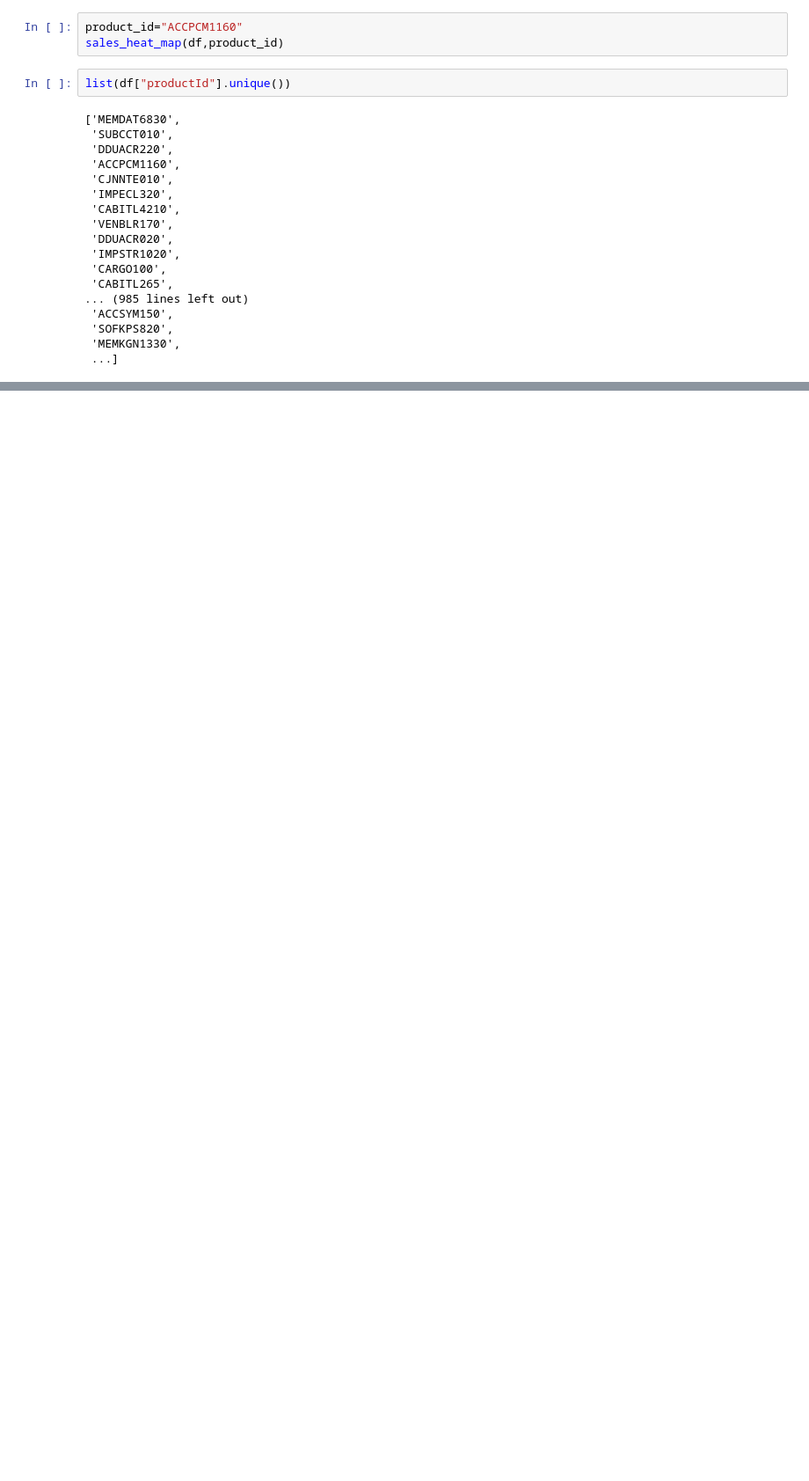
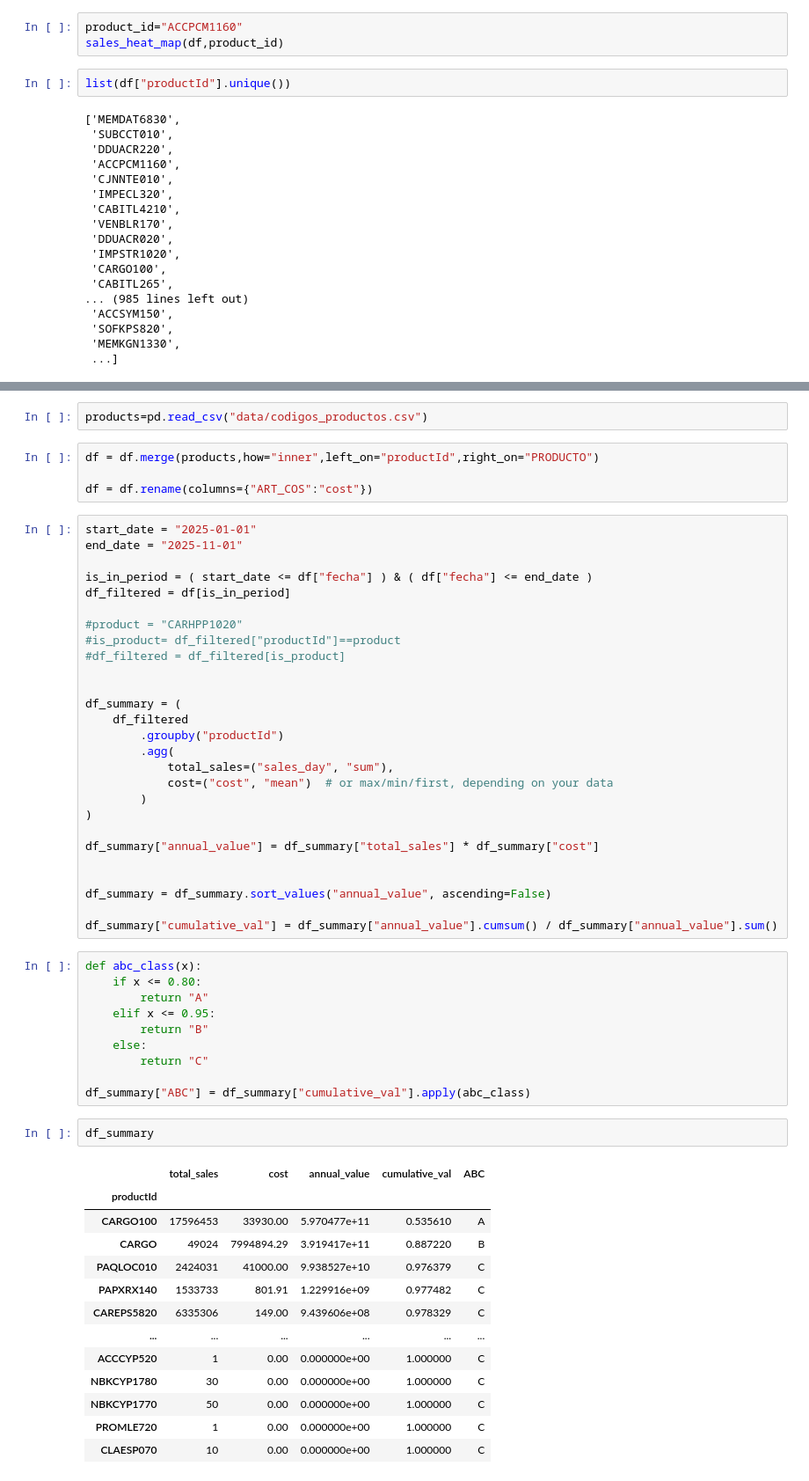
Before and after one commit to fdcir3tt/ct_dashboard, a Jupyter notebook: mock_up.ipynb, the cells around one changed output, grey strips where cells are left out. Shown at 88% size. Cells and saved outputs as stored; diff of their text form; blank space fills up the shorter version.

```diff
--- a/mock_up.ipynb
+++ b/mock_up.ipynb
@@ -803,0 +1047,59 @@ list(df["productId"].unique())
+# %%
+products=pd.read_csv("data/codigos_productos.csv")
+# %%
+df = df.merge(products,how="inner",left_on="productId",right_on="PRODUCTO")
+
+df = df.rename(columns={"ART_COS":"cost"})
+# %%
+start_date = "2025-01-01"
+end_date = "2025-11-01"
+
+is_in_period = ( start_date <= df["fecha"] ) & ( df["fecha"] <= end_date )
+df_filtered = df[is_in_period]
+
+#product = "CARHPP1020"
+#is_product= df_filtered["productId"]==product
+#df_filtered = df_filtered[is_product]
+
+
+df_summary = (
+    df_filtered
+        .groupby("productId")
+        .agg(
+            total_sales=("sales_day", "sum"),
+            cost=("cost", "mean")  # or max/min/first, depending on your data
+        )
+)
+
+df_summary["annual_value"] = df_summary["total_sales"] * df_summary["cost"]
+
+
+df_summary = df_summary.sort_values("annual_value", ascending=False)
+
+df_summary["cumulative_val"] = df_summary["annual_value"].cumsum() / df_summary["annual_value"].sum()
+# %%
+def abc_class(x):
+    if x <= 0.80:
+        return "A"
+    elif x <= 0.95:
+        return "B"
+    else:
+        return "C"
+
+df_summary["ABC"] = df_summary["cumulative_val"].apply(abc_class)
+# %%
+df_summary
+# %% [output]
+|  | total_sales | cost | annual_value | cumulative_val | ABC |
+| productId |  |  |  |  |  |
+| CARGO100 | 17596453 | 33930.00 | 5.970477e+11 | 0.535610 | A |
+| CARGO | 49024 | 7994894.29 | 3.919417e+11 | 0.887220 | B |
+| PAQLOC010 | 2424031 | 41000.00 | 9.938527e+10 | 0.976379 | C |
+| PAPXRX140 | 1533733 | 801.91 | 1.229916e+09 | 0.977482 | C |
+| CAREPS5820 | 6335306 | 149.00 | 9.439606e+08 | 0.978329 | C |
+| ... | ... | ... | ... | ... | ... |
+| ACCCYP520 | 1 | 0.00 | 0.000000e+00 | 1.000000 | C |
+| NBKCYP1780 | 30 | 0.00 | 0.000000e+00 | 1.000000 | C |
+| NBKCYP1770 | 50 | 0.00 | 0.000000e+00 | 1.000000 | C |
+| PROMLE720 | 1 | 0.00 | 0.000000e+00 | 1.000000 | C |
+| CLAESP070 | 10 | 0.00 | 0.000000e+00 | 1.000000 | C |
```
Also changed, not shown: parts of 24 cells of this notebook, 2 other files.
